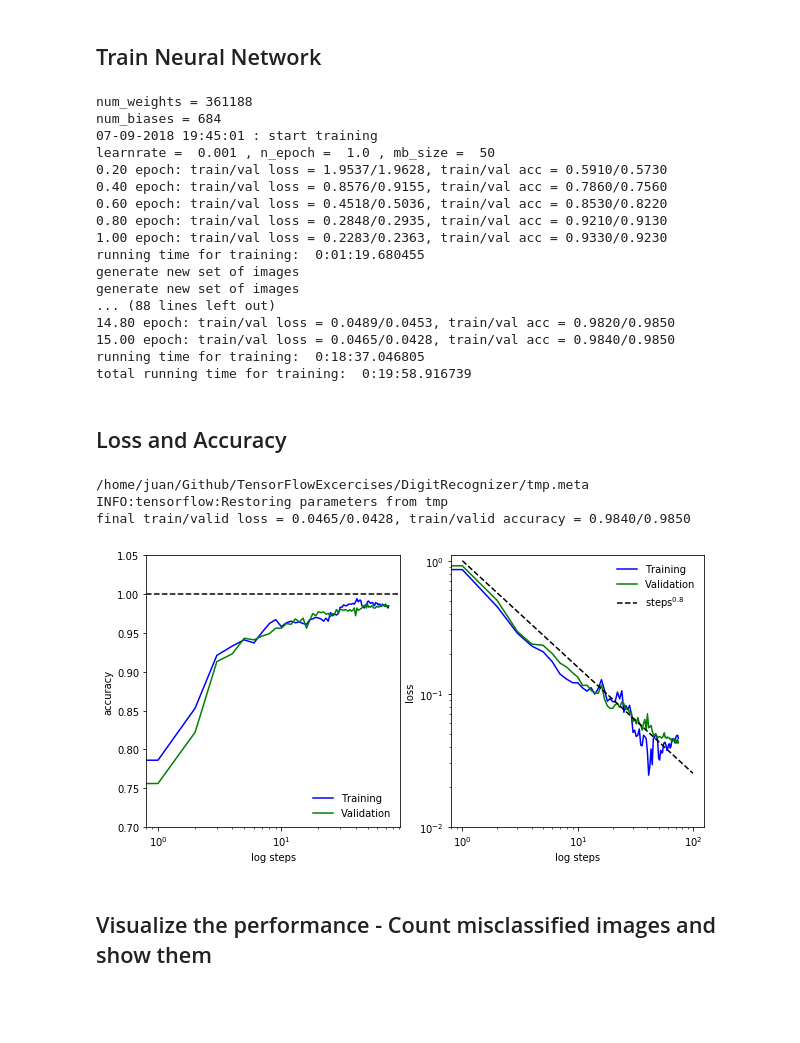
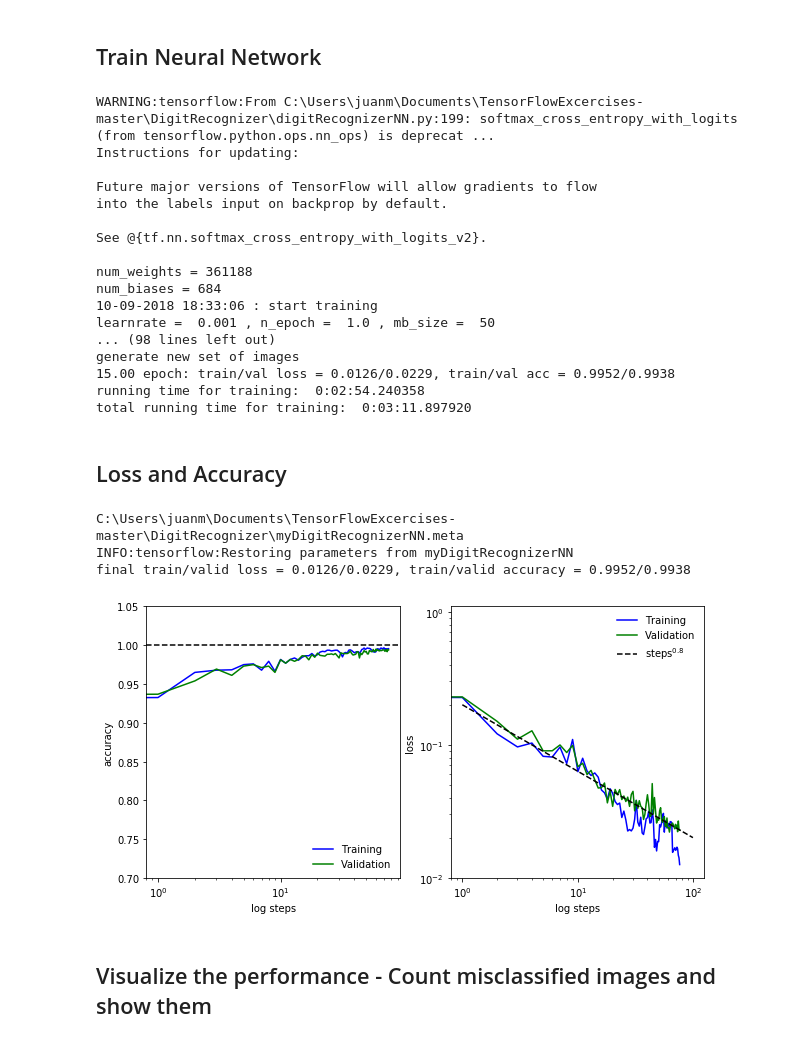
Before and after one commit to juanmcloaiza/TensorFlowExcercises, a Jupyter notebook: DigitRecognizer/neuralNetworkDigitRecognizer.ipynb, the cells around one changed output. Saved outputs shown, nothing was run; the diff lists cells and outputs as text; code cells hidden in the pictures; blank space fills up the shorter version.

Commit message:
Tried neural network predictions over the full set with gpu

```diff
--- a/DigitRecognizer/neuralNetworkDigitRecognizer.ipynb
+++ b/DigitRecognizer/neuralNetworkDigitRecognizer.ipynb
@@ -149,13 +150,17 @@ from digitRecognizerNN import nn_class
 nn_name = ['myDigitRecognizerNN']
 
 # cross validations
-cv_num = 10 # cross validations default = 20 => 5% validation set
+cv_num = 20 # cross validations default = 20 => 5% validation set
 kfold = sklearn.model_selection.KFold(cv_num, shuffle=True, random_state=123)
 
 
 #for i,(train_index, valid_index) in enumerate(kfold.split(x_train_valid)):
-#We take only 1k samples, just to test; it takes 20 min in my office computer without gpu
-for i,(train_index, valid_index) in enumerate(kfold.split(x_train_valid[0:10000])):
+#We take only 10k samples, just to test; it takes 20 min in my office computer without gpu
+#It took 4 min in my laptop without gpu.
+#running time for training:  0:04:04.286433
+#total running time for training:  0:04:24.532603
+#for i,(train_index, valid_index) in enumerate(kfold.split(x_train_valid[0:10000])):
+for i,(train_index, valid_index) in enumerate(kfold.split(x_train_valid)):
     # start timer
     start = datetime.datetime.now();
 
@@ -199,30 +204,43 @@ for i,(train_index, valid_index) in enumerate(kfold.split(x_train_valid[0:10000]
         break;
 
 
-
-
 print('total running time for training: ', datetime.datetime.now() - start)
+#----- ----- Taking only 10k samples: ----- -----
 #On office computer:
 #running time for training:  0:18:37.046805
 #total running time for training:  0:19:58.916739
+
+#On my laptop (without GPU!):
+#running time for training:  0:04:04.286433
+#total running time for training:  0:04:24.532603
+
+#On my laptop (with GPU):
+#running time for training:  0:00:45.520581
+#total running time for training:  0:00:50.374384
+
+#----- ----- Taking the full train/val set: ----- -----
+#On my laptop (with GPU):
+#15.00 epoch: train/val loss = 0.0096/0.0209, train/val acc = 0.9971/0.9919
+#running time for training:  0:02:57.583358
+#total running time for training:  0:03:12.300687
 # %% [output]
+WARNING:tensorflow:From C:\Users\juanm\Documents\TensorFlowExcercises-master\DigitRecognizer\digitRecognizerNN.py:199: softmax_cross_entropy_with_logits (from tensorflow.python.ops.nn_ops) is deprecat ...
+Instructions for updating:
+
+Future major versions of TensorFlow will allow gradients to flow
+into the labels input on backprop by default.
+
+See @{tf.nn.softmax_cross_entropy_with_logits_v2}.
+
 num_weights = 361188
 num_biases = 684
-07-09-2018 19:45:01 : start training
+10-09-2018 18:33:06 : start training
 learnrate =  0.001 , n_epoch =  1.0 , mb_size =  50
-0.20 epoch: train/val loss = 1.9537/1.9628, train/val acc = 0.5910/0.5730
-0.40 epoch: train/val loss = 0.8576/0.9155, train/val acc = 0.7860/0.7560
-0.60 epoch: train/val loss = 0.4518/0.5036, train/val acc = 0.8530/0.8220
-0.80 epoch: train/val loss = 0.2848/0.2935, train/val acc = 0.9210/0.9130
-1.00 epoch: train/val loss = 0.2283/0.2363, train/val acc = 0.9330/0.9230
-running time for training:  0:01:19.680455
+... (98 lines left out)
 generate new set of images
-generate new set of images
-... (88 lines left out)
-14.80 epoch: train/val loss = 0.0489/0.0453, train/val acc = 0.9820/0.9850
-15.00 epoch: train/val loss = 0.0465/0.0428, train/val acc = 0.9840/0.9850
-running time for training:  0:18:37.046805
-total running time for training:  0:19:58.916739
+15.00 epoch: train/val loss = 0.0126/0.0229, train/val acc = 0.9952/0.9938
+running time for training:  0:02:54.240358
+total running time for training:  0:03:11.897920
 # %% [markdown]
 ## Loss and Accuracy
 # %%
@@ -231,38 +249,38 @@ train_loss, valid_loss = {}, {}
 train_acc, valid_acc = {}, {}
 
 mn = nn_name[0]
 nn_graph = nn_class()
 sess = nn_graph.load_session_from_file(mn)
 train_loss[mn], valid_loss[mn] = nn_graph.get_loss(sess)
 train_acc[mn], valid_acc[mn] = nn_graph.get_accuracy(sess)
 sess.close()
 
 print('final train/valid loss = %.4f/%.4f, train/valid accuracy = %.4f/%.4f'%(
     train_loss[mn][-1], valid_loss[mn][-1], train_acc[mn][-1], valid_acc[mn][-1]))
 
 plt.figure(figsize=(10, 5));
 plt.subplot(1,2,1);
 plt.semilogx(np.arange(0,len(train_acc[mn])), train_acc[mn],'-b', label='Training')
 plt.semilogx(np.arange(0,len(valid_acc[mn])), valid_acc[mn],'-g', label='Validation')
 plt.axhline(1.0,ls='--',c='k')
 plt.legend(loc='lower right', frameon=False)
 plt.ylim(ymax = 1.05, ymin = 0.7)
 plt.ylabel('accuracy')
 plt.xlabel('log steps');
 
 plt.subplot(1,2,2)
 plt.loglog(np.arange(0,len(train_loss[mn])), train_loss[mn],'-b', label='Training')
 plt.loglog(np.arange(0,len(valid_loss[mn])), valid_loss[mn],'-g', label='Validation')
-plt.loglog(np.arange(1.0,100), np.asarray([i**(-0.8) for i in range(1,100)]),'--k', label='$\\rm{steps}^{0.8}$')
+plt.loglog(np.arange(1.0,100), np.asarray([0.2*i**(-0.5) for i in range(1,100)]),'--k', label='$\\rm{steps}^{0.8}$')
 plt.legend(loc='upper right', frameon=False)
 plt.ylim(ymax = 1.1, ymin = 0.01)
 plt.ylabel('loss')
 plt.xlabel('log steps');
 # %% [output]
-/home/juan/Github/TensorFlowExcercises/DigitRecognizer/tmp.meta
-INFO:tensorflow:Restoring parameters from tmp
-final train/valid loss = 0.0465/0.0428, train/valid accuracy = 0.9840/0.9850
+C:\Users\juanm\Documents\TensorFlowExcercises-master\DigitRecognizer\myDigitRecognizerNN.meta
+INFO:tensorflow:Restoring parameters from myDigitRecognizerNN
+final train/valid loss = 0.0126/0.0229, train/valid accuracy = 0.9952/0.9938
-[figure, old version]
+[figure, new version]
 # %% [markdown]
 ## Visualize the performance - Count misclassified images and show them
 # %%
```
Also changed, not shown: parts of 9 cells of this notebook, 1 other file.
